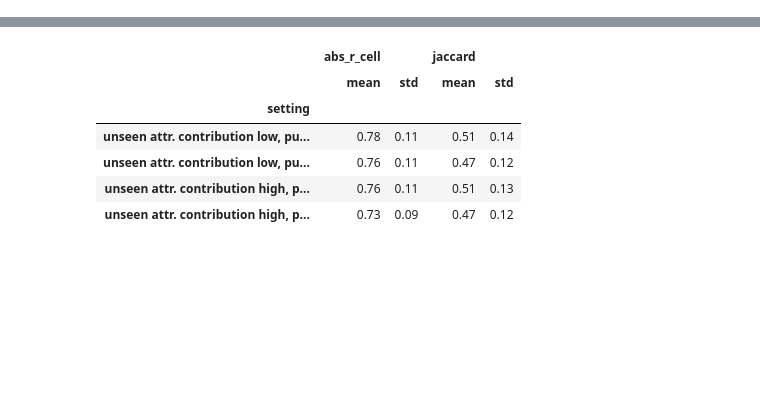
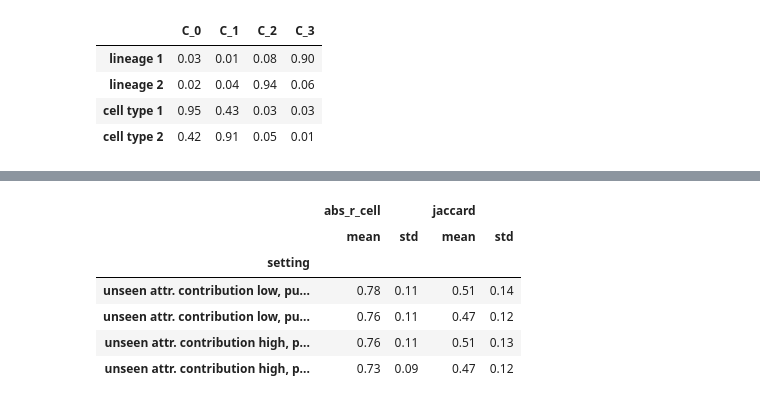
Before and after one commit to CM-Compbio-Group/TrackG, a Jupyter notebook: tutorial/simulation.ipynb, the cells around one changed output, grey strips where cells are left out. Drawn from its saved outputs; the diff is of its cells as text; code cells hidden in the pictures; blank space fills up the shorter version.

```diff
--- a/tutorial/simulation.ipynb
+++ b/tutorial/simulation.ipynb
@@ -53,0 +157,10 @@ seed 9 done
+# %%
+XW = out["observed_component_expression"]
+R, match = ES.hungarian(sim["H"], XW.to_numpy())
+pd.DataFrame(R, index=modules, columns=XW.columns).round(2)   # |corr|: true modules x components
+# %% [output]
+|  | C_0 | C_1 | C_2 | C_3 |
+| lineage 1 | 0.03 | 0.01 | 0.08 | 0.90 |
+| lineage 2 | 0.02 | 0.04 | 0.94 | 0.06 |
+| cell type 1 | 0.95 | 0.43 | 0.03 | 0.03 |
+| cell type 2 | 0.42 | 0.91 | 0.05 | 0.01 |
```
Also changed, not shown: parts of 27 cells of this notebook, 1 other file.
